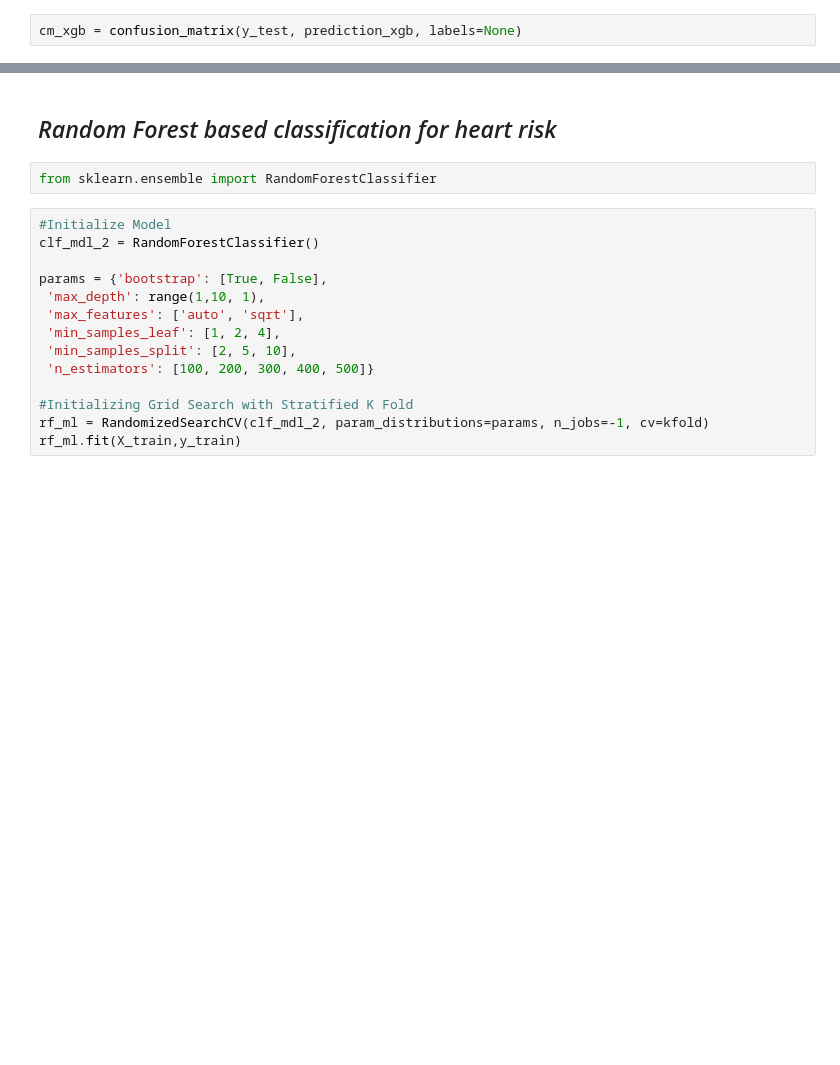
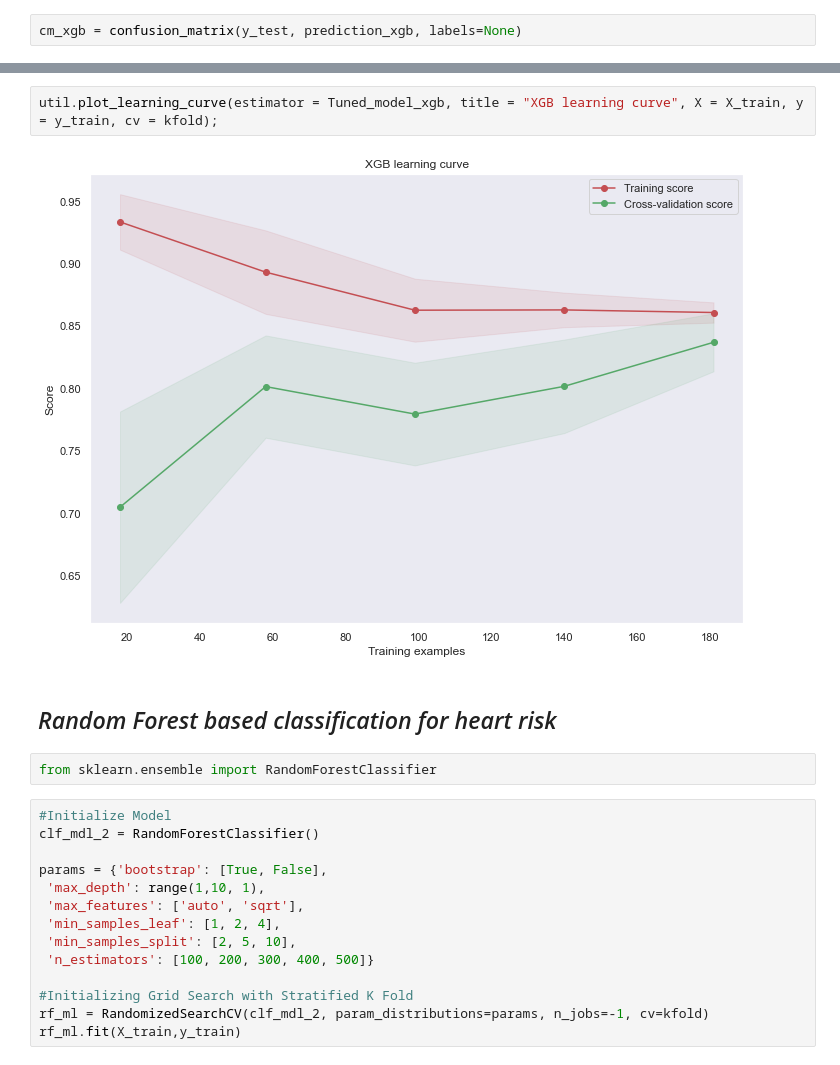
Before and after one commit to rrahman1234/Udacity_ML_Nanodegree, a Jupyter notebook: Hear_Risk_Analytics.ipynb, the cells around one changed output, grey strips where cells are left out. Cells and saved outputs as stored; diff of their text form; blank space fills up the shorter version.

```diff
--- a/Hear_Risk_Analytics.ipynb
+++ b/Hear_Risk_Analytics.ipynb
@@ -739,3 +653,7 @@ util.plot_confusion_matrix(cm_xgb,classes=['No Risk', 'Risk'], title='XGB based
+# %%
+util.plot_learning_curve(estimator = Tuned_model_xgb, title = "XGB learning curve", X = X_train, y = y_train, cv = kfold);
+# %% [output]
+[figure, added]
 # %% [markdown]
 ## *Random Forest based classification for heart risk*
 # %%
```
Also changed, not shown: parts of 91 cells of this notebook.
